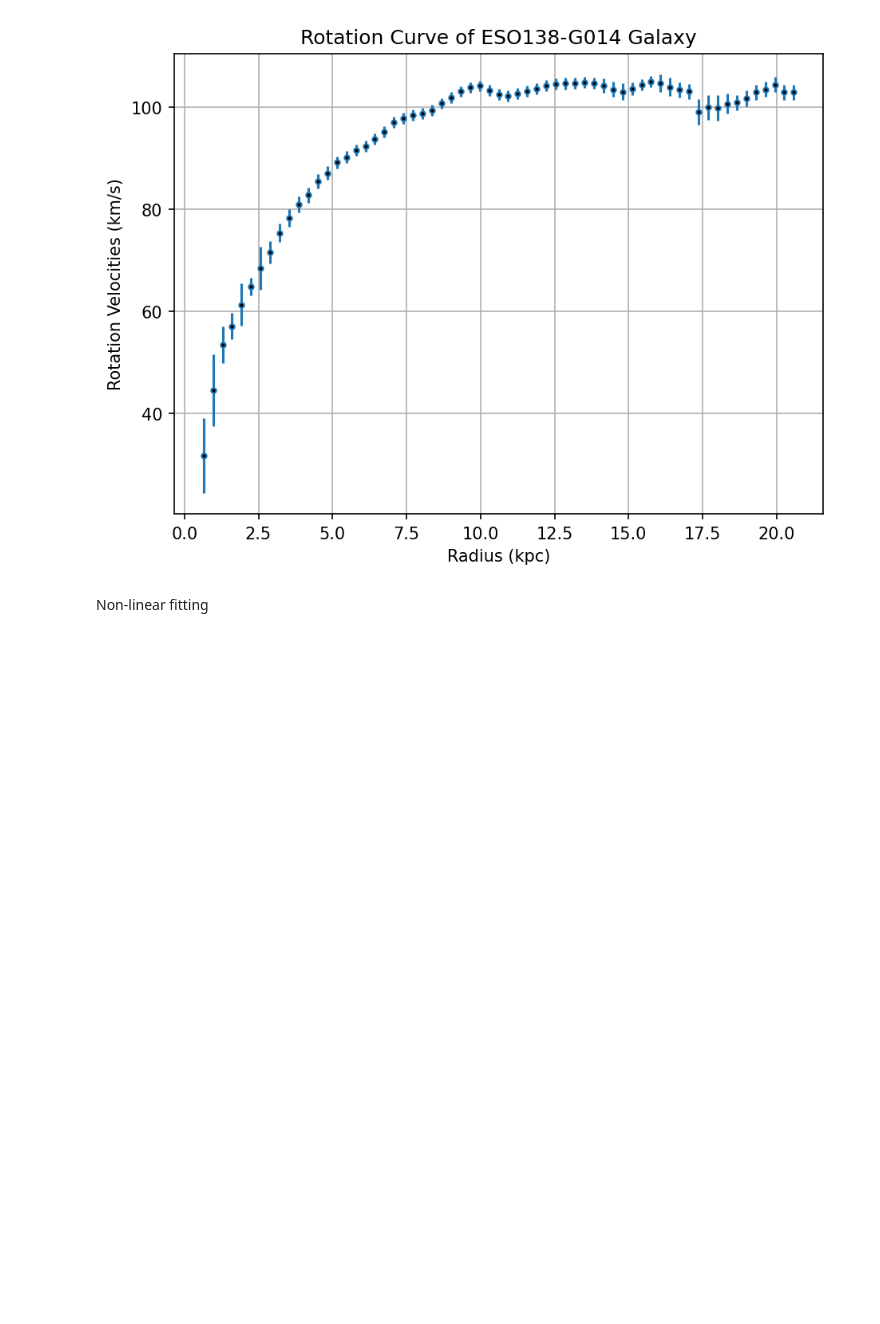
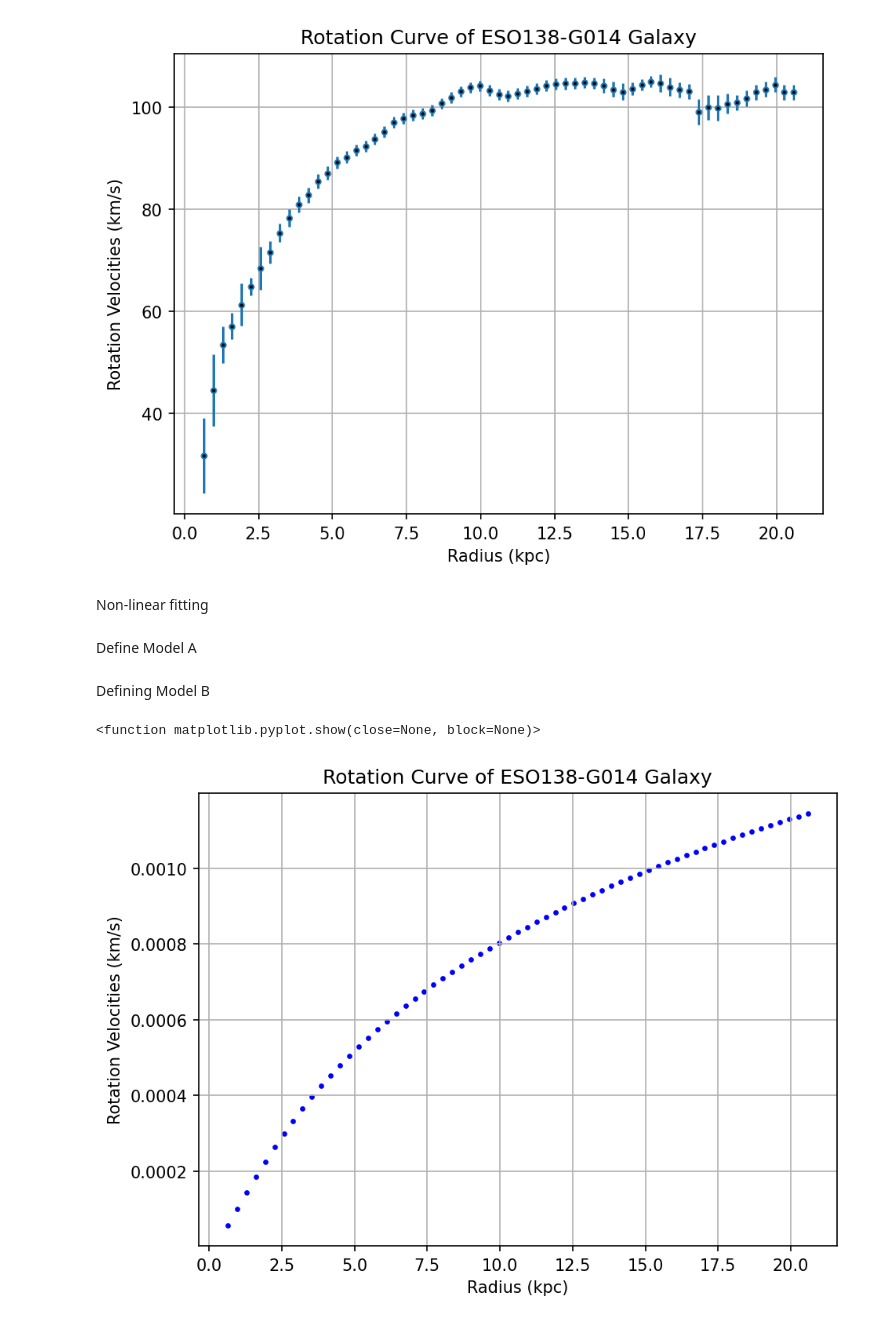
Before and after one commit to HassanZakie75/rotation_curve, a Jupyter notebook: norsiah_data_analysis.ipynb, the cells around one changed output. Saved outputs shown, nothing was run; the diff lists cells and outputs as text; code cells hidden in the pictures; blank space fills up the shorter version.

```diff
--- a/norsiah_data_analysis.ipynb
+++ b/norsiah_data_analysis.ipynb
@@ -41,9 +43,35 @@ plt.show
 Non-linear fitting
 # %%
 # define data set
-x_data = table['V_rot']
-y_data = table['Radius']
+y_data = table['V_rot']
+x_data = table['Radius']
+G = 4.302 * 10**-5
+# %% [markdown]
+Define Model A
+# %%
+# define fitting equation for V_disk^2
+def V_disk(r, M_D):
+    return (0.5 * G * M_D / 2.7) * ((3.2 * (r / (3.2 * 2.7))) ** 2 ) * (iv(0, 1.6 * r / (3.2 * 2.7)) * kv(0, 1.6 * r / (3.2 * 2.7)) - iv(1, 1.6 * r / (3.2 * 2.7)) * kv(1, 1.6 * r / (3.2 * 2.7)))
+# %% [markdown]
+Defining Model B
 # %%
-# define fitting equation
-def NFW_profile(x, A, k, C):
-    return A * np.exp(-k * x) + C
+# define fitting equation for NFW Profile
+def NFW_profile(r, P_0, r_s):
+    return 4 * np.pi * G * P_0 * (r_s ** 3) * ( np.log( 1 + r / r_s) - (r / r_s) / ((r / r_s) + 1))
+# %%
+x_1 = table['Radius']
+y_1 = V_disk(x_1, 1)
+y_2 = NFW_profile(x_1, 1, 1)
+
+plt.figure(figsize=(7,5), dpi=150)
+#plt.errorbar(table['Radius'],table['V_rot'],yerr=table['e'],fmt='o', marker='o', ms=3 , mfc='black') # (x, y, yerror)
+#plt.scatter(x_1,y_1,s = 5, color = 'red') # (x, y, s=size)`
+plt.scatter(x_1,y_2,s = 5, color = 'blue') # (x, y, s=size)`
+plt.xlabel('Radius (kpc)')
+plt.ylabel('Rotation Velocities (km/s)')
+plt.title('Rotation Curve of ESO138-G014 Galaxy')
+plt.grid(True)
+plt.show
+# %% [output]
+<function matplotlib.pyplot.show(close=None, block=None)>
+[figure, added]
```
Also changed, not shown: parts of 1 cell of this notebook, 1 other file.
